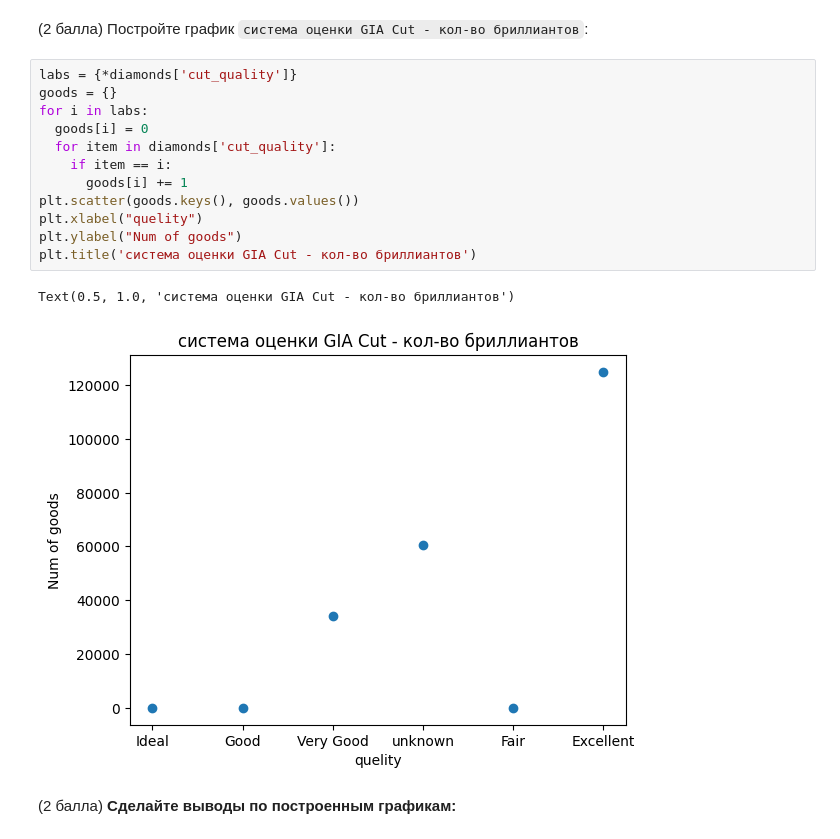
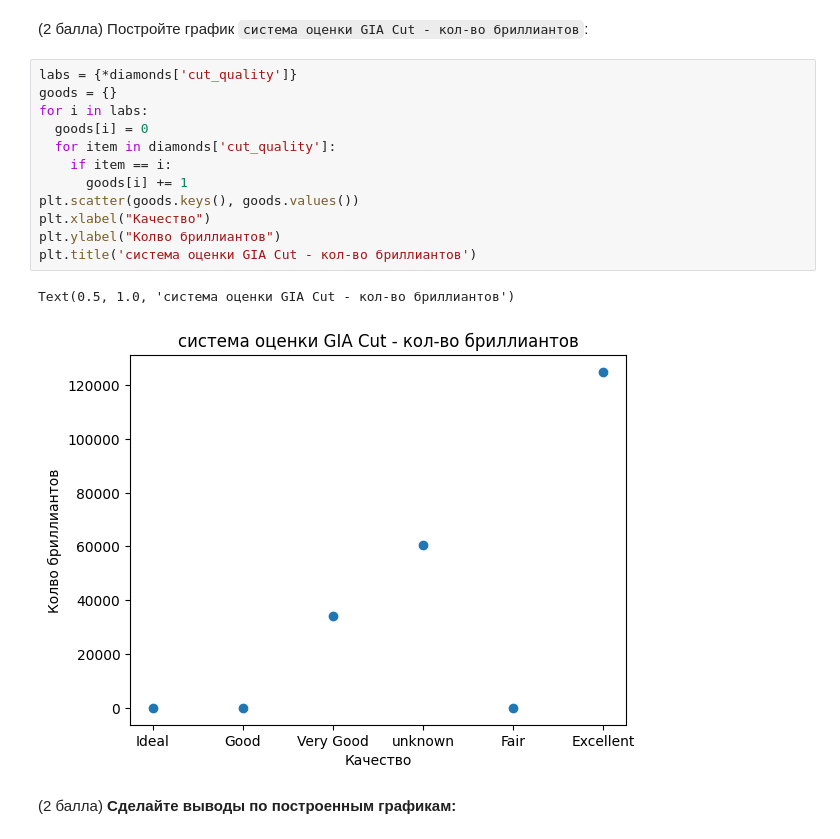
Before and after one commit to 193Toster/google-colab, a Jupyter notebook: Another_copy_of_lab_work.ipynb, the cells around one changed output. Saved outputs shown, nothing was run; the diff lists cells and outputs as text.

```diff
--- a/Another_copy_of_lab_work.ipynb
+++ b/Another_copy_of_lab_work.ipynb
@@ -456,18 +456,18 @@ Text(0.5, 1.0, 'вес бриллианта - стоимость')
 # %%
 labs = {*diamonds['cut_quality']}
 goods = {}
 for i in labs:
   goods[i] = 0
   for item in diamonds['cut_quality']:
     if item == i:
       goods[i] += 1
 plt.scatter(goods.keys(), goods.values())
-plt.xlabel("quelity")
-plt.ylabel("Num of goods")
+plt.xlabel("Качество")
+plt.ylabel("Колво бриллиантов")
 plt.title('система оценки GIA Cut - кол-во бриллиантов')
 # %% [output]
 Text(0.5, 1.0, 'система оценки GIA Cut - кол-во бриллиантов')
-[figure, old version]
+[figure, new version]
 # %% [markdown]
 (2 балла) **Сделайте выводы по построенным графикам:**
 # %% [markdown]
```
Also changed, not shown: parts of 3 cells of this notebook.
